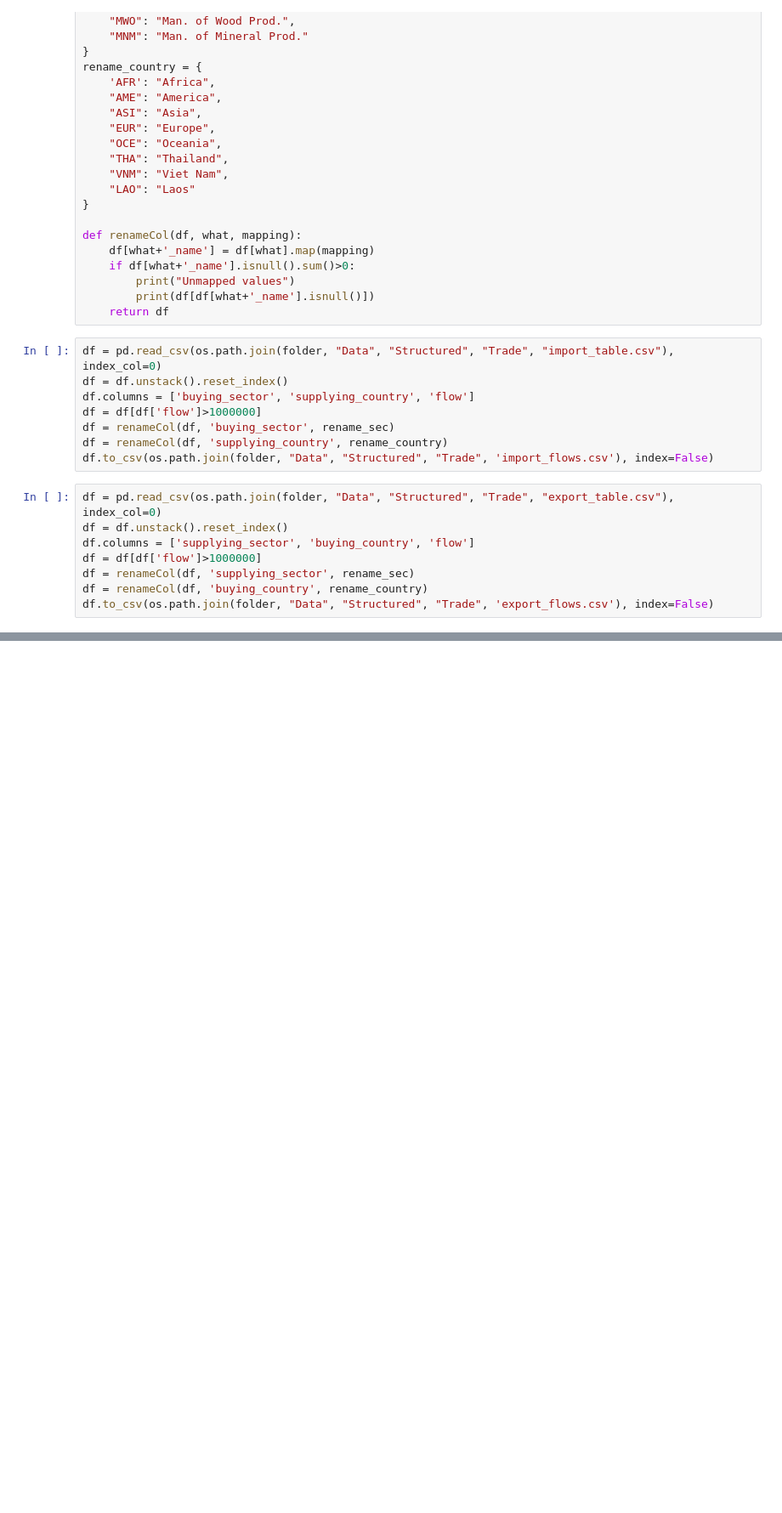
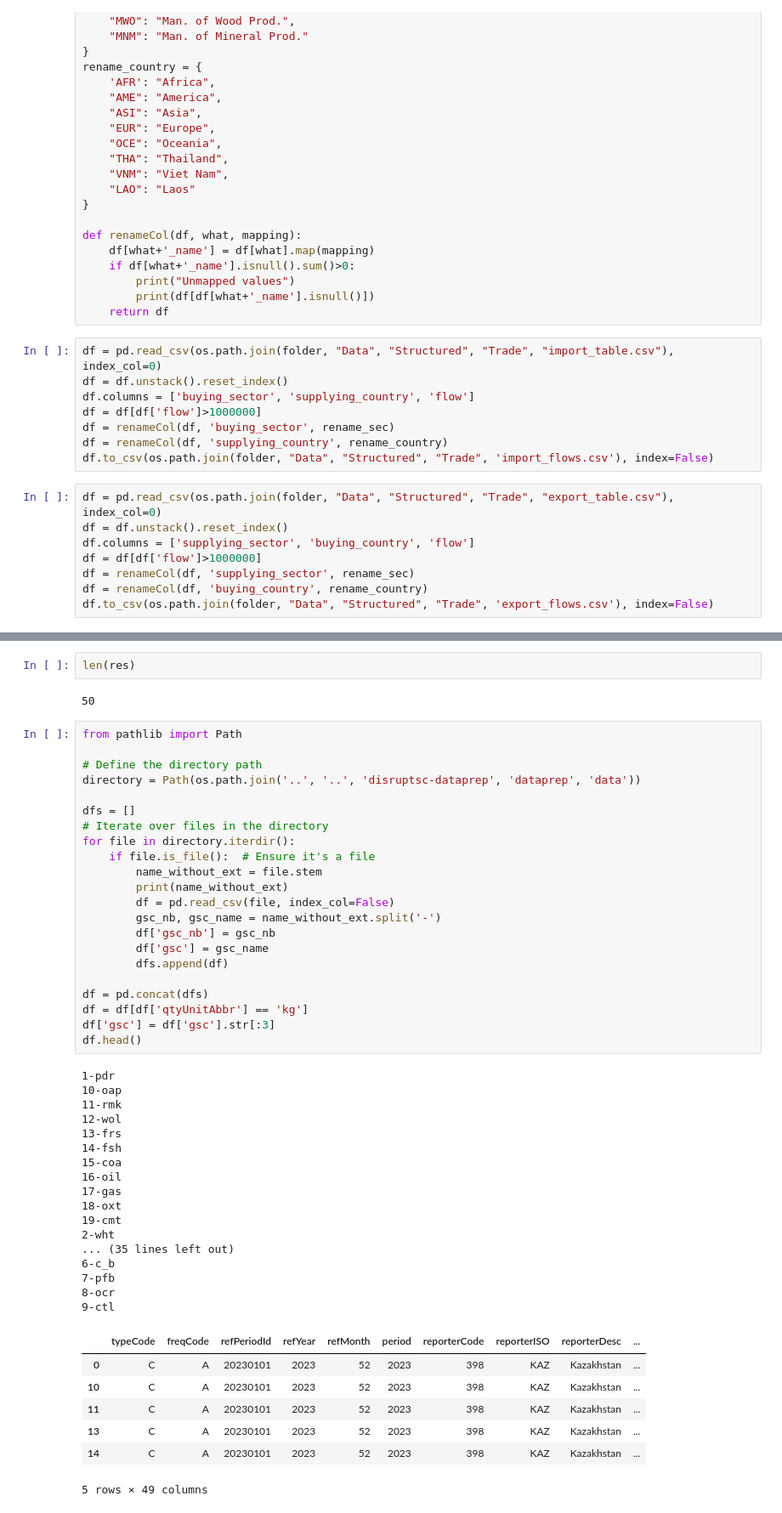
Before and after one commit to ccolon/disrupt-sc, a Jupyter notebook: dataprep/Trade.ipynb, the cells around one changed output, grey strips where cells are left out. Shown at 85% size. Drawn from its saved outputs; the diff is of its cells as text; blank space fills up the shorter version.

```diff
--- a/dataprep/Trade.ipynb
+++ b/dataprep/Trade.ipynb
@@ -616,0 +793,51 @@ df.to_csv(os.path.join(folder, "Data", "Structured", "Trade", 'export_flows.csv'
+# %%
+len(res)
+# %% [output]
+50
+# %%
+from pathlib import Path
+
+# Define the directory path
+directory = Path(os.path.join('..', '..', 'disruptsc-dataprep', 'dataprep', 'data'))
+
+dfs = []
+# Iterate over files in the directory
+for file in directory.iterdir():
+    if file.is_file():  # Ensure it's a file
+        name_without_ext = file.stem
+        print(name_without_ext)
+        df = pd.read_csv(file, index_col=False)
+        gsc_nb, gsc_name = name_without_ext.split('-')
+        df['gsc_nb'] = gsc_nb
+        df['gsc'] = gsc_name
+        dfs.append(df)
+
+df = pd.concat(dfs)
+df = df[df['qtyUnitAbbr'] == 'kg']
+df['gsc'] = df['gsc'].str[:3]
+df.head()
+# %% [output]
+1-pdr
+10-oap
+11-rmk
+12-wol
+13-frs
+14-fsh
+15-coa
+16-oil
+17-gas
+18-oxt
+19-cmt
+2-wht
+... (35 lines left out)
+6-c_b
+7-pfb
+8-ocr
+9-ctl
+|  | typeCode | freqCode | refPeriodId | refYear | refMonth | period | reporterCode | reporterISO | reporterDesc | ... |
+| 0 | C | A | 20230101 | 2023 | 52 | 2023 | 398 | KAZ | Kazakhstan | ... |
+| 10 | C | A | 20230101 | 2023 | 52 | 2023 | 398 | KAZ | Kazakhstan | ... |
+| 11 | C | A | 20230101 | 2023 | 52 | 2023 | 398 | KAZ | Kazakhstan | ... |
+| 13 | C | A | 20230101 | 2023 | 52 | 2023 | 398 | KAZ | Kazakhstan | ... |
+| 14 | C | A | 20230101 | 2023 | 52 | 2023 | 398 | KAZ | Kazakhstan | ... |
+5 rows × 49 columns
```
Also changed, not shown: parts of 19 cells of this notebook, 38 other files.
